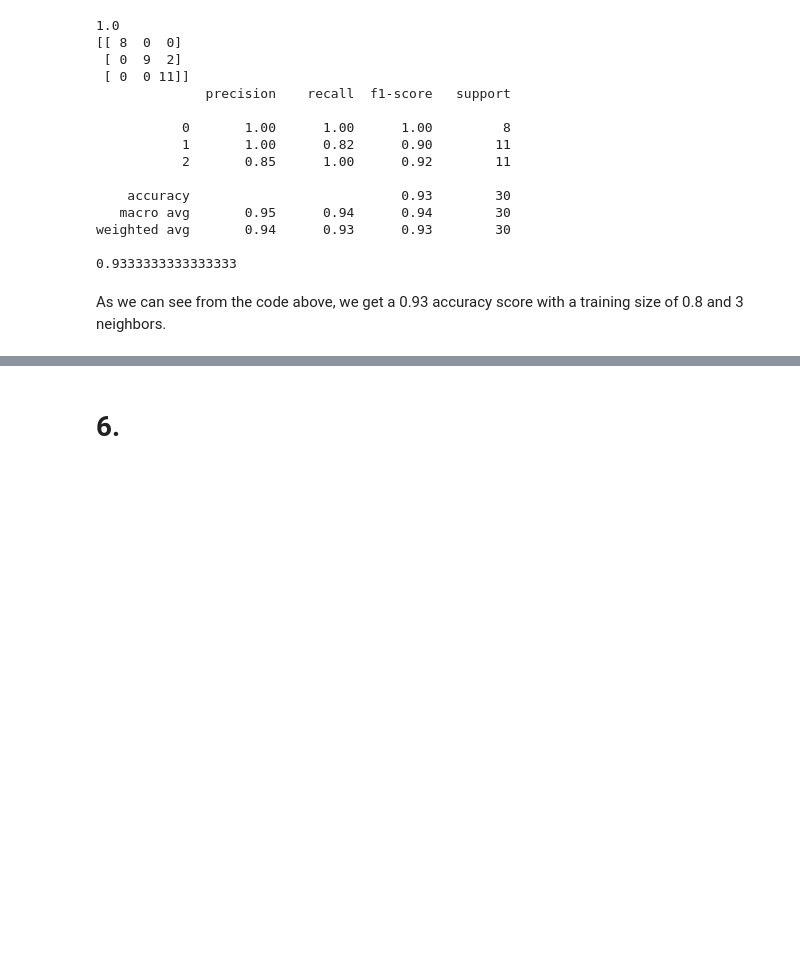
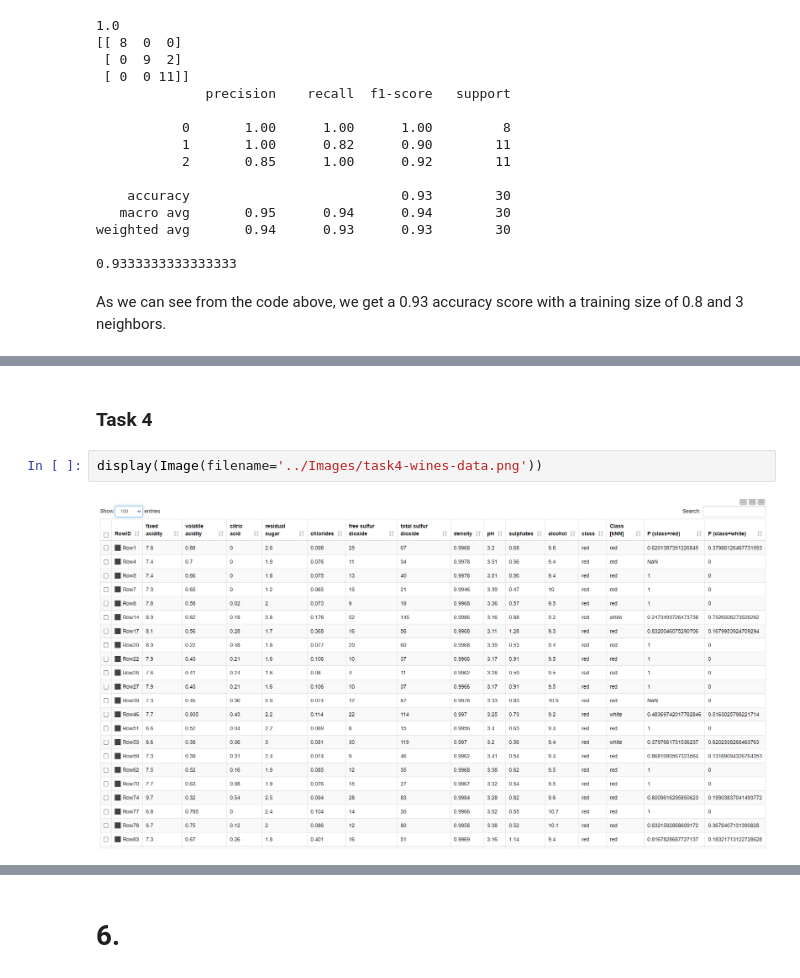
Before and after one commit to MHR1985/DSC_Classification, a Jupyter notebook: Notebooks/Classification.ipynb, the cells around one changed output, grey strips where cells are left out. Saved outputs shown, nothing was run; the diff lists cells and outputs as text; blank space fills up the shorter version.

```diff
--- a/Notebooks/Classification.ipynb
+++ b/Notebooks/Classification.ipynb
@@ -119,0 +134,6 @@ See KNIME workflow.
+# %% [markdown]
+### Task 4
+# %%
+display(Image(filename='../Images/task4-wines-data.png'))
+# %% [output]
+[figure, added]
```
Also changed, not shown: parts of 13 cells of this notebook, 12 other files.
